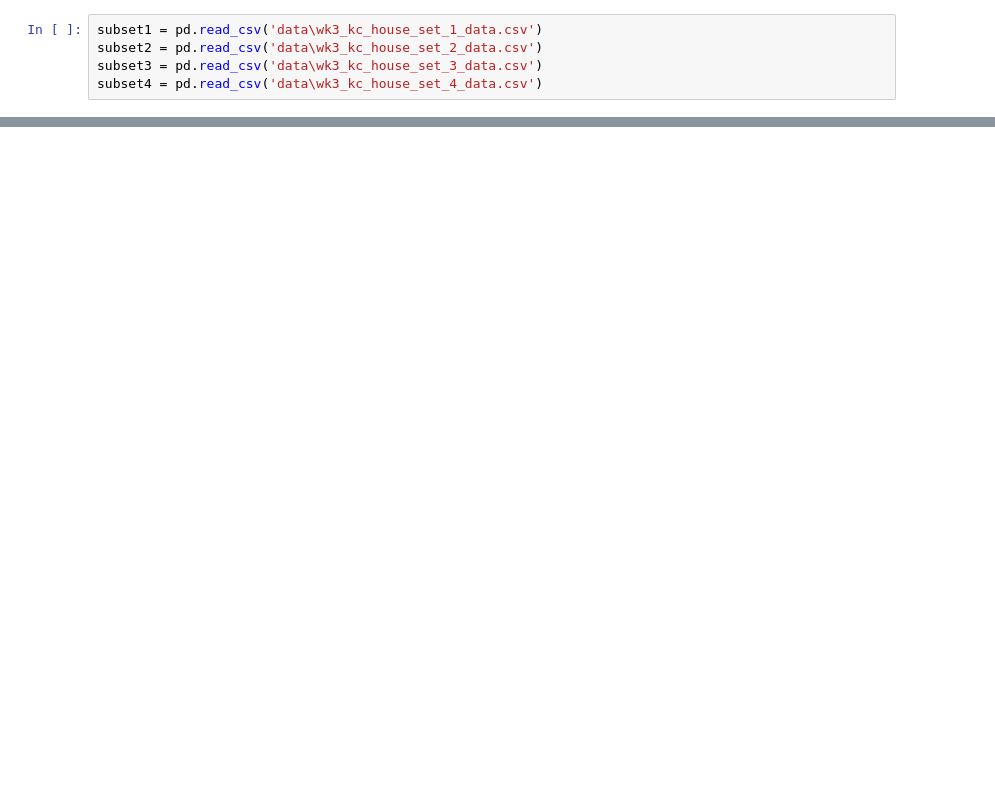
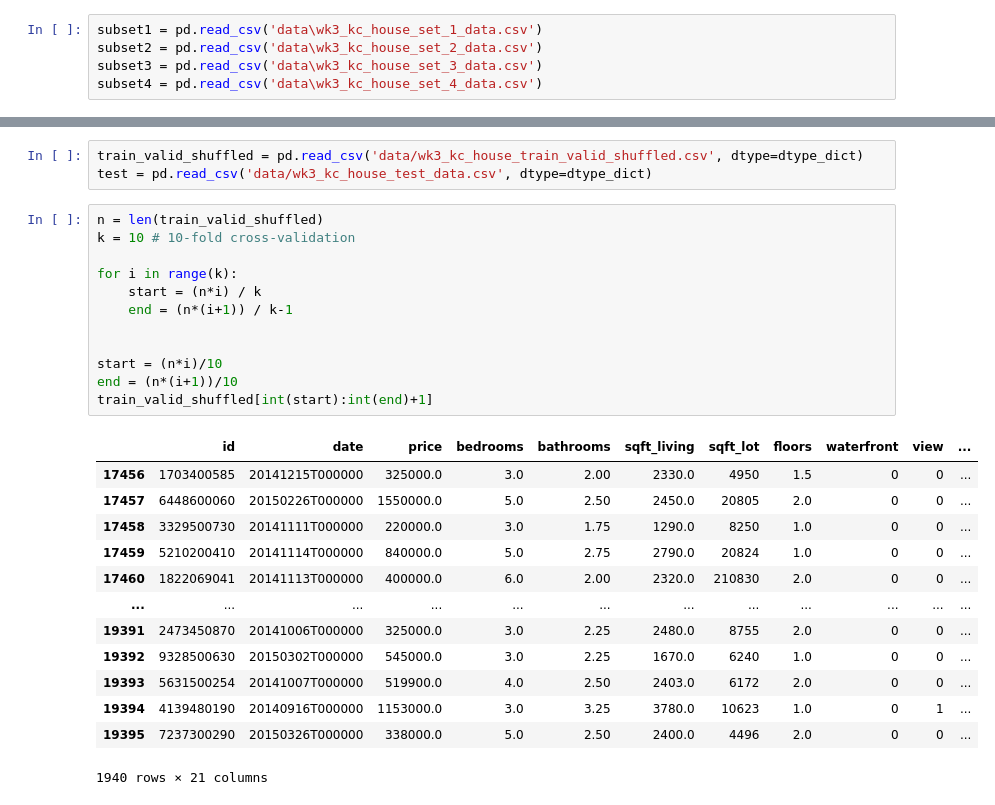
Before and after one commit to Mierva/Polynomial_regression, a Jupyter notebook: polynomial_regression.ipynb, the cells around one changed output, grey strips where cells are left out. Cells and saved outputs as stored; diff of their text form; blank space fills up the shorter version.

```diff
--- a/polynomial_regression.ipynb
+++ b/polynomial_regression.ipynb
@@ -170,0 +356,29 @@ plt.plot(poly4_data[f'power_{degree}'],
+# %%
+train_valid_shuffled = pd.read_csv('data/wk3_kc_house_train_valid_shuffled.csv', dtype=dtype_dict)
+test = pd.read_csv('data/wk3_kc_house_test_data.csv', dtype=dtype_dict)
+# %%
+n = len(train_valid_shuffled)
+k = 10 # 10-fold cross-validation
+
+for i in range(k):
+    start = (n*i) / k
+    end = (n*(i+1)) / k-1
+
+
+start = (n*i)/10
+end = (n*(i+1))/10
+train_valid_shuffled[int(start):int(end)+1]
+# %% [output]
+|  | id | date | price | bedrooms | bathrooms | sqft_living | sqft_lot | floors | waterfront | view | ... |
+| 17456 | 1703400585 | 20141215T000000 | 325000.0 | 3.0 | 2.00 | 2330.0 | 4950 | 1.5 | 0 | 0 | ... |
+| 17457 | 6448600060 | 20150226T000000 | 1550000.0 | 5.0 | 2.50 | 2450.0 | 20805 | 2.0 | 0 | 0 | ... |
+| 17458 | 3329500730 | 20141111T000000 | 220000.0 | 3.0 | 1.75 | 1290.0 | 8250 | 1.0 | 0 | 0 | ... |
+| 17459 | 5210200410 | 20141114T000000 | 840000.0 | 5.0 | 2.75 | 2790.0 | 20824 | 1.0 | 0 | 0 | ... |
+| 17460 | 1822069041 | 20141113T000000 | 400000.0 | 6.0 | 2.00 | 2320.0 | 210830 | 2.0 | 0 | 0 | ... |
+| ... | ... | ... | ... | ... | ... | ... | ... | ... | ... | ... | ... |
+| 19391 | 2473450870 | 20141006T000000 | 325000.0 | 3.0 | 2.25 | 2480.0 | 8755 | 2.0 | 0 | 0 | ... |
+| 19392 | 9328500630 | 20150302T000000 | 545000.0 | 3.0 | 2.25 | 1670.0 | 6240 | 1.0 | 0 | 0 | ... |
+| 19393 | 5631500254 | 20141007T000000 | 519900.0 | 4.0 | 2.50 | 2403.0 | 6172 | 2.0 | 0 | 0 | ... |
+| 19394 | 4139480190 | 20140916T000000 | 1153000.0 | 3.0 | 3.25 | 3780.0 | 10623 | 1.0 | 0 | 1 | ... |
+| 19395 | 7237300290 | 20150326T000000 | 338000.0 | 5.0 | 2.50 | 2400.0 | 4496 | 2.0 | 0 | 0 | ... |
+1940 rows × 21 columns
```
Also changed, not shown: parts of 36 cells of this notebook, 1 other file.
